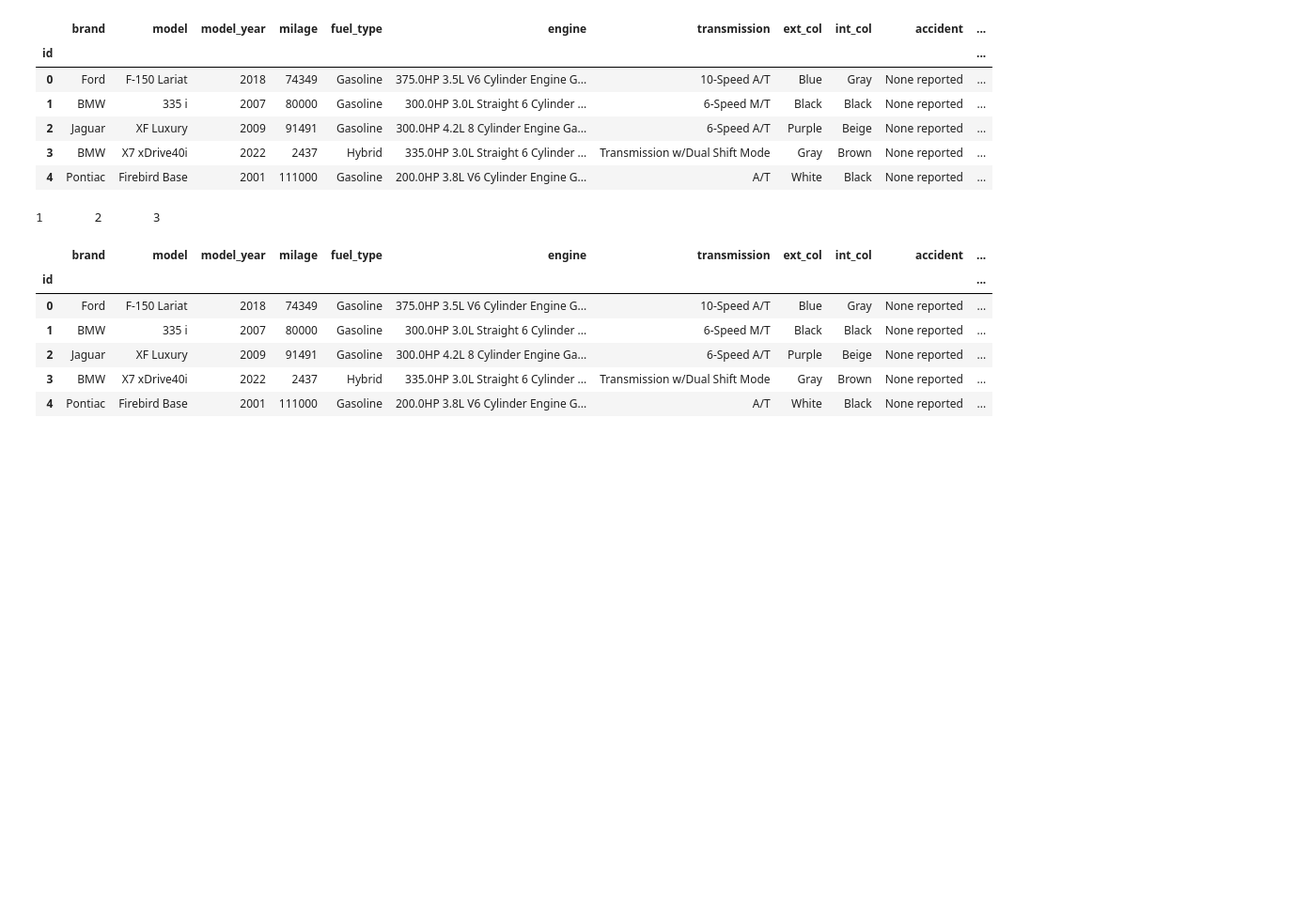
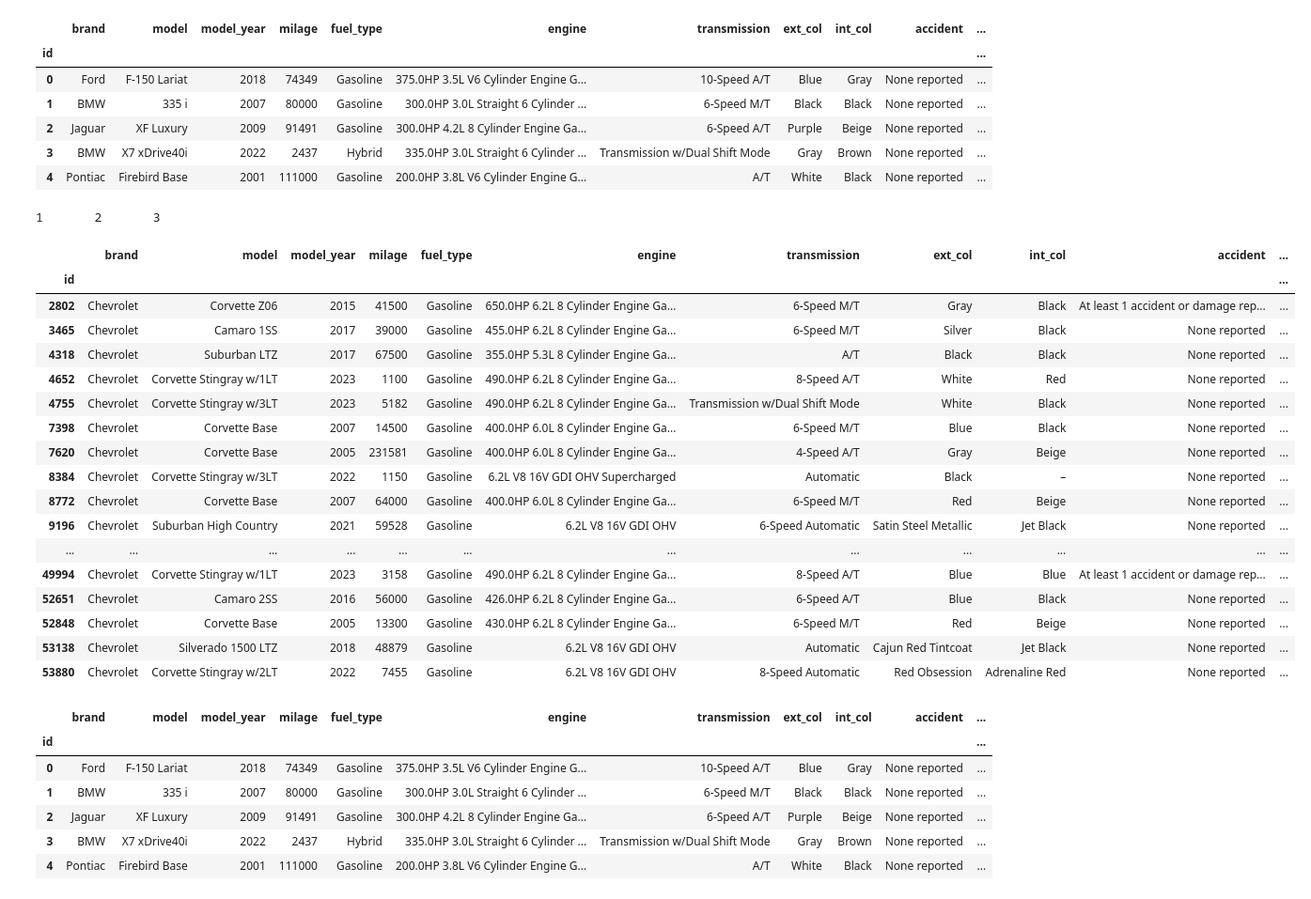
Before and after one commit to LeyliG/Projects, a Jupyter notebook: Data_Science/Used_Car_Price_Prediction/scripts/1.used_car_pre_process.ipynb, the cells around one changed output. Shown at 94% size. Drawn from its saved outputs; the diff is of its cells as text; code cells hidden in the pictures; blank space fills up the shorter version.

Commit message:
updated models and predicted values

```diff
--- a/Data_Science/Used_Car_Price_Prediction/scripts/1.used_car_pre_process.ipynb
+++ b/Data_Science/Used_Car_Price_Prediction/scripts/1.used_car_pre_process.ipynb
@@ -303,6 +321,35 @@ for i, brand in enumerate(sorted(df_test['brand_category'].unique())):
         print()
 # %% [output]
 1       2       3
+# %%
+# review cars over 100K not in luxury category
+df_train[(df_train['price']> 200000) &
+         (df_train['brand_category']== 1) &
+         (df_train['brand'] == ('Chevrolet'
+                                #'Ford'
+                                )) ]
+
+
+#df_train[(df_train['brand']== "Chevrolet") ]
+# %% [output]
+|  | brand | model | model_year | milage | fuel_type | engine | transmission | ext_col | int_col | accident | ... |
+| id |  |  |  |  |  |  |  |  |  |  | ... |
+| 2802 | Chevrolet | Corvette Z06 | 2015 | 41500 | Gasoline | 650.0HP 6.2L 8 Cylinder Engine Ga... | 6-Speed M/T | Gray | Black | At least 1 accident or damage rep... | ... |
+| 3465 | Chevrolet | Camaro 1SS | 2017 | 39000 | Gasoline | 455.0HP 6.2L 8 Cylinder Engine Ga... | 6-Speed M/T | Silver | Black | None reported | ... |
+| 4318 | Chevrolet | Suburban LTZ | 2017 | 67500 | Gasoline | 355.0HP 5.3L 8 Cylinder Engine Ga... | A/T | Black | Black | None reported | ... |
+| 4652 | Chevrolet | Corvette Stingray w/1LT | 2023 | 1100 | Gasoline | 490.0HP 6.2L 8 Cylinder Engine Ga... | 8-Speed A/T | White | Red | None reported | ... |
+| 4755 | Chevrolet | Corvette Stingray w/3LT | 2023 | 5182 | Gasoline | 490.0HP 6.2L 8 Cylinder Engine Ga... | Transmission w/Dual Shift Mode | White | Black | None reported | ... |
+| 7398 | Chevrolet | Corvette Base | 2007 | 14500 | Gasoline | 400.0HP 6.0L 8 Cylinder Engine Ga... | 6-Speed M/T | Blue | Black | None reported | ... |
+| 7620 | Chevrolet | Corvette Base | 2005 | 231581 | Gasoline | 400.0HP 6.0L 8 Cylinder Engine Ga... | 4-Speed A/T | Gray | Beige | None reported | ... |
+| 8384 | Chevrolet | Corvette Stingray w/3LT | 2022 | 1150 | Gasoline | 6.2L V8 16V GDI OHV Supercharged | Automatic | Black | – | None reported | ... |
+| 8772 | Chevrolet | Corvette Base | 2007 | 64000 | Gasoline | 400.0HP 6.0L 8 Cylinder Engine Ga... | 6-Speed M/T | Red | Beige | None reported | ... |
+| 9196 | Chevrolet | Suburban High Country | 2021 | 59528 | Gasoline | 6.2L V8 16V GDI OHV | 6-Speed Automatic | Satin Steel Metallic | Jet Black | None reported | ... |
+| ... | ... | ... | ... | ... | ... | ... | ... | ... | ... | ... | ... |
+| 49994 | Chevrolet | Corvette Stingray w/1LT | 2023 | 3158 | Gasoline | 490.0HP 6.2L 8 Cylinder Engine Ga... | 8-Speed A/T | Blue | Blue | At least 1 accident or damage rep... | ... |
+| 52651 | Chevrolet | Camaro 2SS | 2016 | 56000 | Gasoline | 426.0HP 6.2L 8 Cylinder Engine Ga... | 6-Speed A/T | Blue | Black | None reported | ... |
+| 52848 | Chevrolet | Corvette Base | 2005 | 13300 | Gasoline | 430.0HP 6.2L 8 Cylinder Engine Ga... | 6-Speed M/T | Red | Beige | None reported | ... |
+| 53138 | Chevrolet | Silverado 1500 LTZ | 2018 | 48879 | Gasoline | 6.2L V8 16V GDI OHV | Automatic | Cajun Red Tintcoat | Jet Black | None reported | ... |
+| 53880 | Chevrolet | Corvette Stingray w/2LT | 2022 | 7455 | Gasoline | 6.2L V8 16V GDI OHV | 8-Speed Automatic | Red Obsession | Adrenaline Red | None reported | ... |
 # %%
 # bundle low frequency brand into other
 # combine the training and test set
```
Also changed, not shown: parts of 9 cells of this notebook, 14 other files.
